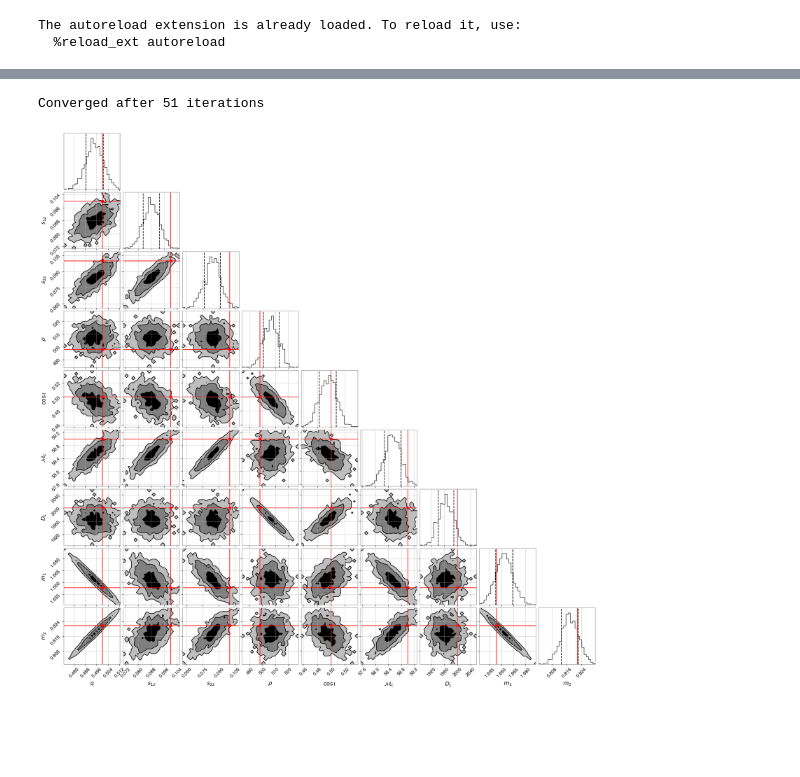
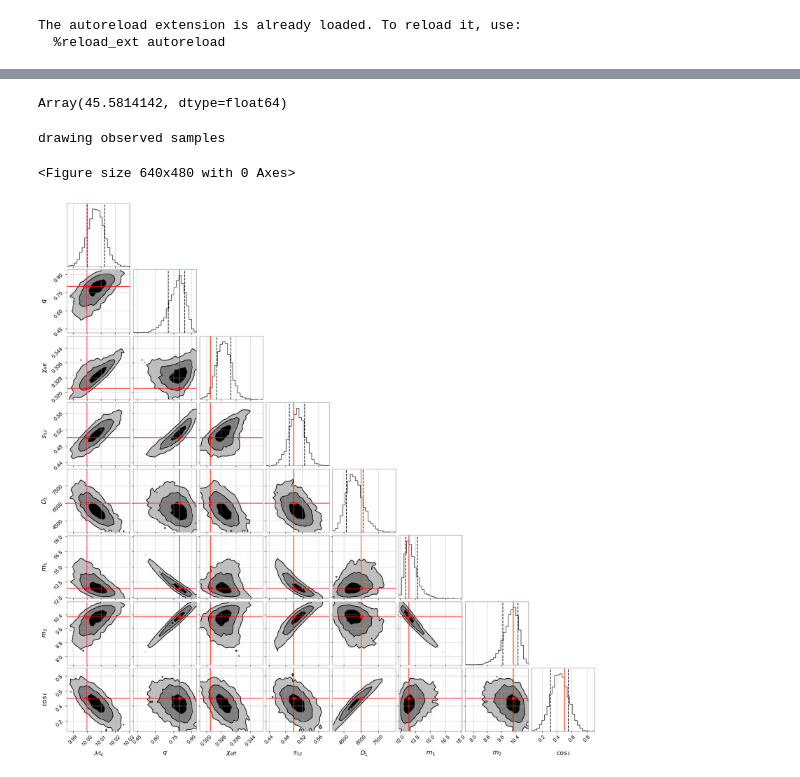
Before and after one commit to jacobgolomb/jimFisher, a Jupyter notebook: example.ipynb, the cells around one changed output, grey strips where cells are left out. Cells and saved outputs as stored; diff of their text form; code cells hidden in the pictures; blank space fills up the shorter version.

```diff
--- a/example.ipynb
+++ b/example.ipynb
@@ -16,6 +21,6 @@ fisher = FisherSamples(name="CE", fmin = 20, fmax = 1024, sensitivity="CE", loca
 # %%
-true_params = {"chirp_mass": 59, "mass_ratio": 0.5, "s1_z": 0.1, "s2_z":0.1,
-              "luminosity_distance": 2000, "phase_c": 0.2, "cos_iota": 0.5, "ra": 1.1,
-              "sin_dec": np.sin(0.1), 'psi': 0.3, "t_c": 0.0, "s1_x": 0.0, "s1_y":0.0, "s2_x": 0.0, "s2_y": 0.0}
+true_params = {"chirp_mass": 10, "mass_ratio": 0.8, "s1_z": 0.5, "s2_z":0.1,
+              "luminosity_distance": 6000, "phase_c": 0.2, "cos_iota": 0.5, "ra": 1.1,
+              "dec": 0.1, 'psi': 0.3, "t_c": 0.0, "s1_x": 0.0, "s1_y":0.0, "s2_x": 0.0, "s2_y": 0.0}
 # %%
 fisher.set_at_true(true_params)
@@ -22,4 +29,0 @@ fisher.set_at_true(true_params)
-# %%
-fisher.set_observed_properties(max_iterations=100)
-# %% [output]
-Converged after 51 iterations
@@ -28,13 +30,27 @@ observed_samples = fisher.draw_physical_samples(10000)
+# %%
+fisher.get_snr(fisher.true_parameters)
+# %% [output]
+Array(45.5814142, dtype=float64)
+# %%
+fisher.set_observed_properties(seed=980, zero_noise=False)
+# %%
+observed_samples = fisher.draw_physical_samples(N=5000)
+# %% [output]
+drawing observed samples
 # %%
+plt.figure()
 corner_kwargs = dict(
     bins=25, smooth=0.5,
     title_kwargs=dict(fontsize=16),
     truth_color='r', quantiles=[0.16, 0.84],
     levels=(1 - np.exp(-0.5), 1 - np.exp(-2), 1 - np.exp(-9 / 2.)),
     plot_density=True, plot_datapoints=True, fill_contours=True,
 )
 
-corner.corner(observed_samples, truths=[convert_to_physical(fisher.true_parameters)[key] for key in observed_samples],
-              labels=[LABELS[key] for key in observed_samples], **corner_kwargs)
+plot_params = ["chirp_mass", "mass_ratio", "chi_eff", "s1_z", "luminosity_distance", "mass_1", "mass_2", "cos_iota"]
+fig=corner.corner({key: observed_samples[key] for key in plot_params}, truths=[convert_to_physical(fisher.true_parameters)[key] for key in plot_params],
+              labels=[LABELS[key] for key in plot_params], color='k',**corner_kwargs)
+plt.show()
 # %% [output]
+<Figure size 640x480 with 0 Axes>
-[figure, old version]
+[figure, new version]
```
Also changed, not shown: parts of 4 cells of this notebook, 2 other files.
